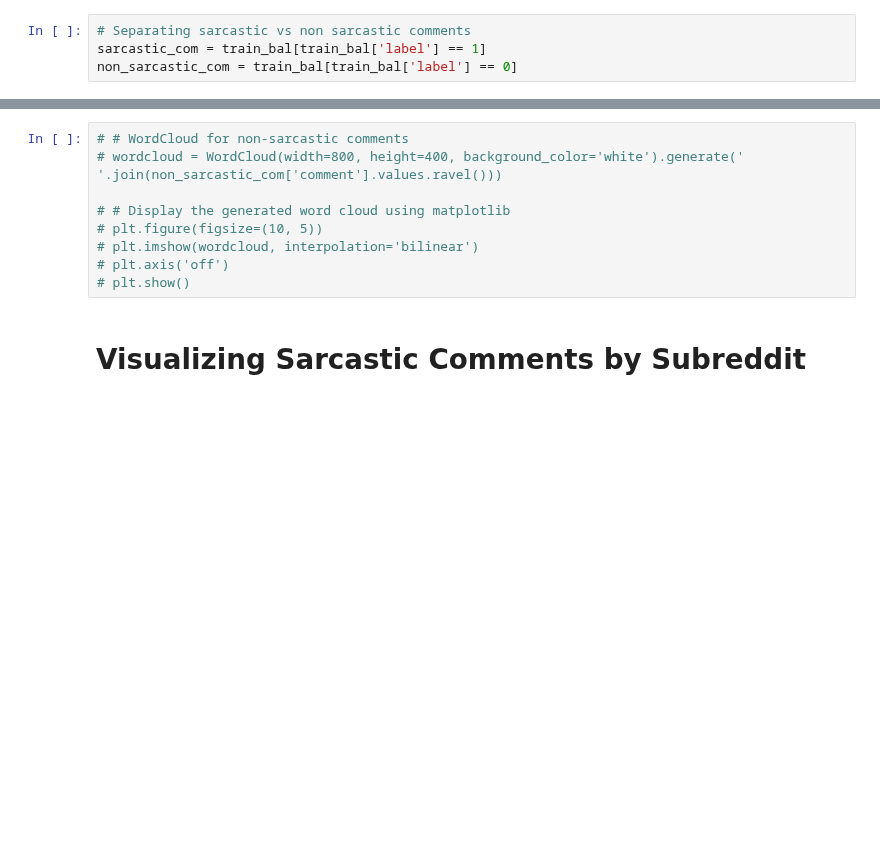
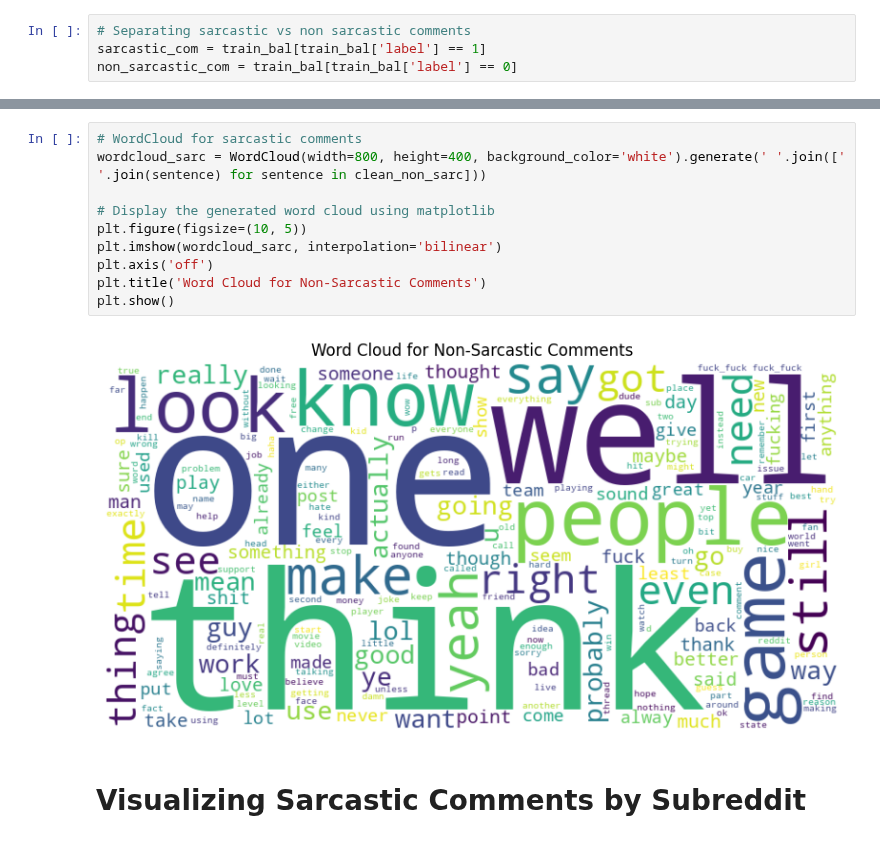
Before and after one commit to brianellis1997/Sarcasm_Detection, a Jupyter notebook: DS_440_Test.ipynb, the cells around one changed output, grey strips where cells are left out. Cells and saved outputs as stored; diff of their text form; blank space fills up the shorter version.

```diff
--- a/DS_440_Test.ipynb
+++ b/DS_440_Test.ipynb
@@ -72,12 +235,15 @@ non_sarcastic_com = train_bal[train_bal['label'] == 0]
 # %%
-# # WordCloud for non-sarcastic comments
-# wordcloud = WordCloud(width=800, height=400, background_color='white').generate(' '.join(non_sarcastic_com['comment'].values.ravel()))
+# WordCloud for sarcastic comments
+wordcloud_sarc = WordCloud(width=800, height=400, background_color='white').generate(' '.join([' '.join(sentence) for sentence in clean_non_sarc]))
 
-# # Display the generated word cloud using matplotlib
-# plt.figure(figsize=(10, 5))
-# plt.imshow(wordcloud, interpolation='bilinear')
-# plt.axis('off')
-# plt.show()
+# Display the generated word cloud using matplotlib
+plt.figure(figsize=(10, 5))
+plt.imshow(wordcloud_sarc, interpolation='bilinear')
+plt.axis('off')
+plt.title('Word Cloud for Non-Sarcastic Comments')
+plt.show()
+# %% [output]
+[figure, added]
 # %% [markdown]
 # Visualizing Sarcastic Comments by Subreddit
 # %%
```
Also changed, not shown: parts of 35 cells of this notebook.
